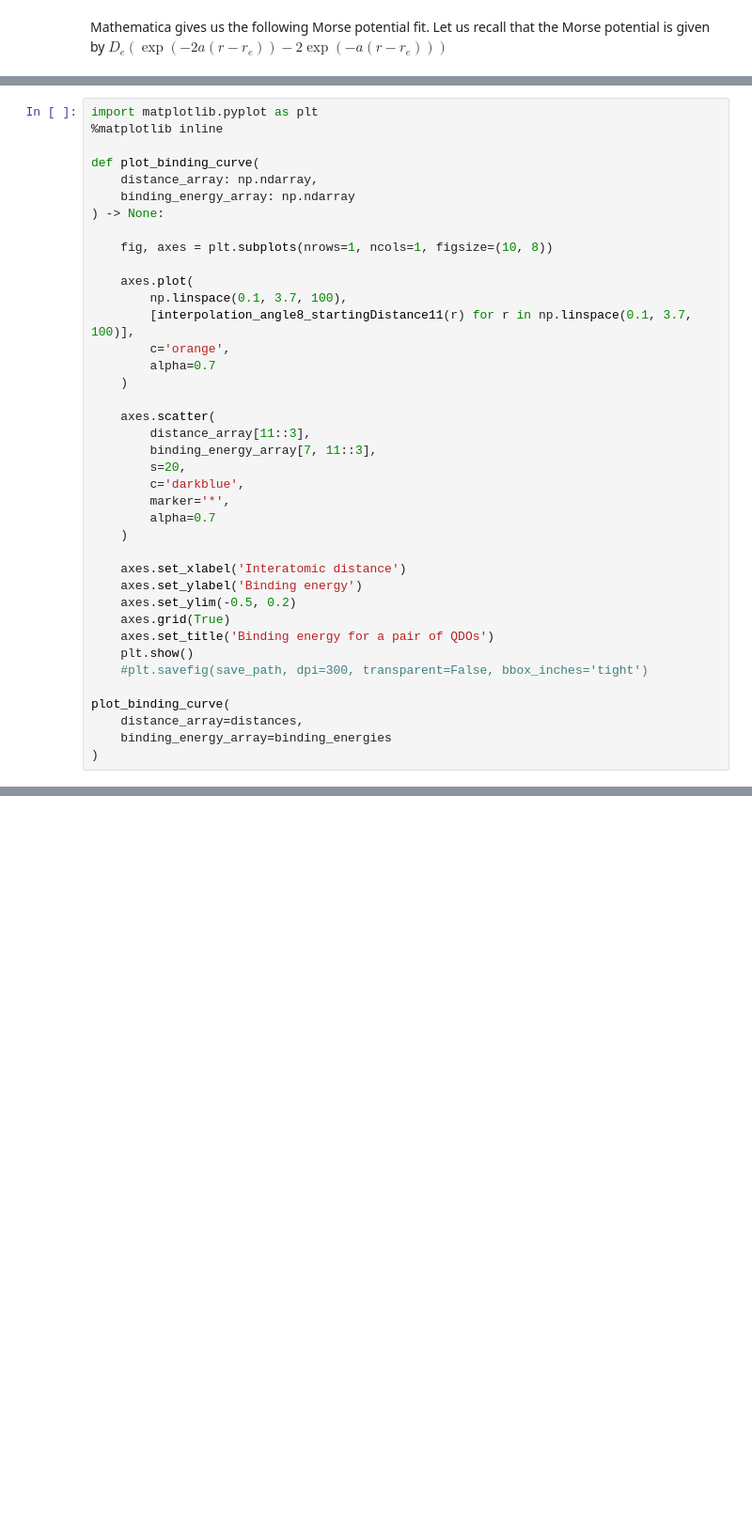
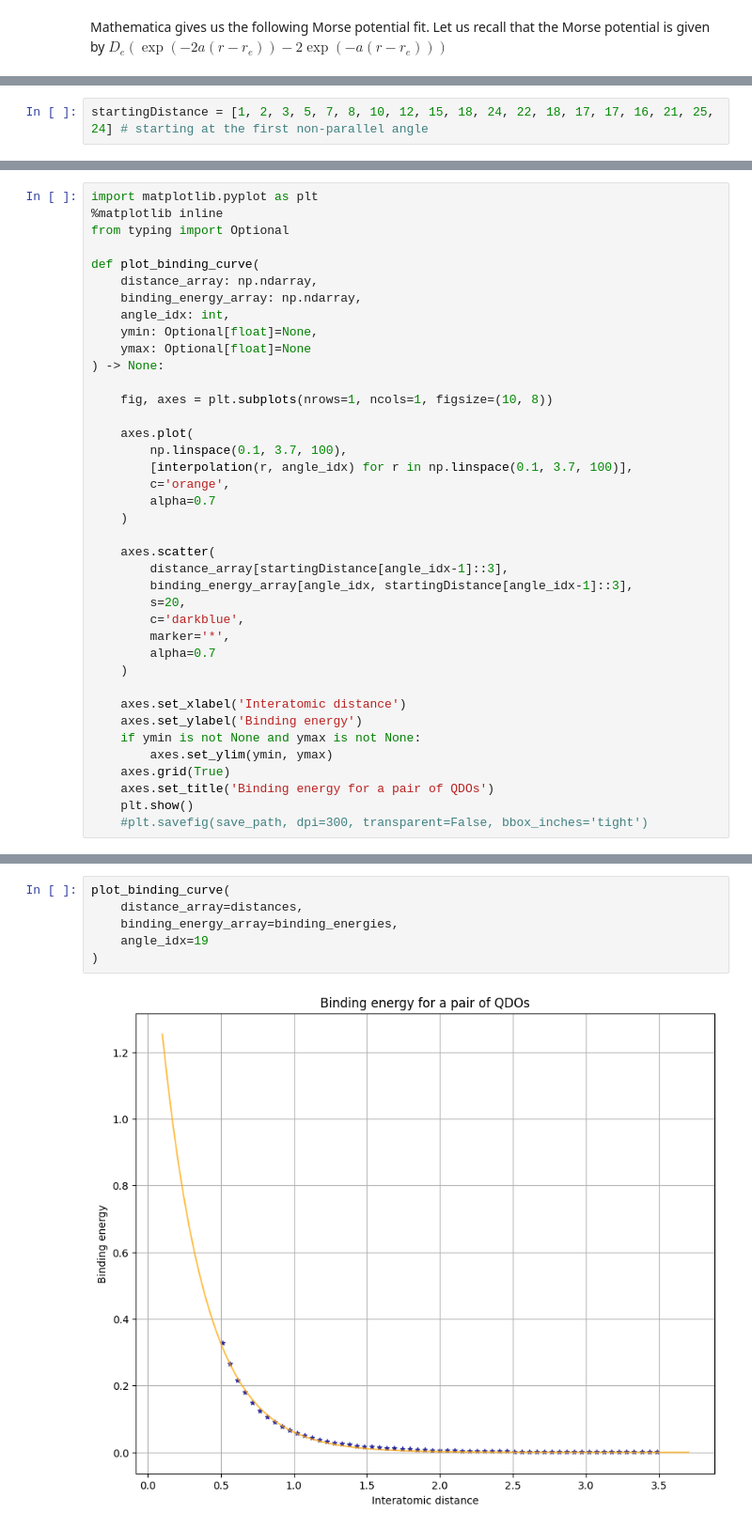
Before and after one commit to MatthieuSarkis/Long-range-intermolecular-interactions-on-a-continuous-variable-quantum-computer, a Jupyter notebook: driver.ipynb, the cells around one changed output, grey strips where cells are left out. Shown at 94% size. Cells and saved outputs as stored; diff of their text form; blank space fills up the shorter version.

```diff
--- a/driver.ipynb
+++ b/driver.ipynb
@@ -335,0 +337,2 @@ def interpolation_angle8_startingDistance11(r):
+# %%
+startingDistance = [1, 2, 3, 5, 7, 8, 10, 12, 15, 18, 24, 22, 18, 17, 17, 16, 21, 25, 24] # starting at the first non-parallel angle
@@ -336,24 +383,28 @@ def interpolation_angle8_startingDistance11(r):
 # %%
 import matplotlib.pyplot as plt
 %matplotlib inline
+from typing import Optional
 
 def plot_binding_curve(
     distance_array: np.ndarray,
-    binding_energy_array: np.ndarray
+    binding_energy_array: np.ndarray,
+    angle_idx: int,
+    ymin: Optional[float]=None,
+    ymax: Optional[float]=None
 ) -> None:
 
     fig, axes = plt.subplots(nrows=1, ncols=1, figsize=(10, 8))
 
     axes.plot(
         np.linspace(0.1, 3.7, 100),
-        [interpolation_angle8_startingDistance11(r) for r in np.linspace(0.1, 3.7, 100)],
+        [interpolation(r, angle_idx) for r in np.linspace(0.1, 3.7, 100)],
         c='orange',
         alpha=0.7
     )
 
     axes.scatter(
-        distance_array[11::3],
-        binding_energy_array[7, 11::3],
+        distance_array[startingDistance[angle_idx-1]::3],
+        binding_energy_array[angle_idx, startingDistance[angle_idx-1]::3],
         s=20,
         c='darkblue',
         marker='*',
@@ -362,13 +413,9 @@ def plot_binding_curve(
 
     axes.set_xlabel('Interatomic distance')
     axes.set_ylabel('Binding energy')
-    axes.set_ylim(-0.5, 0.2)
+    if ymin is not None and ymax is not None:
+        axes.set_ylim(ymin, ymax)
     axes.grid(True)
     axes.set_title('Binding energy for a pair of QDOs')
     plt.show()
     #plt.savefig(save_path, dpi=300, transparent=False, bbox_inches='tight')
-
-plot_binding_curve(
-    distance_array=distances,
-    binding_energy_array=binding_energies
-)
@@ -376,0 +422,8 @@ plot_binding_curve(
+# %%
+plot_binding_curve(
+    distance_array=distances,
+    binding_energy_array=binding_energies,
+    angle_idx=19
+)
+# %% [output]
+[figure, added]
```
Also changed, not shown: parts of 4 cells of this notebook, 9 other files.
